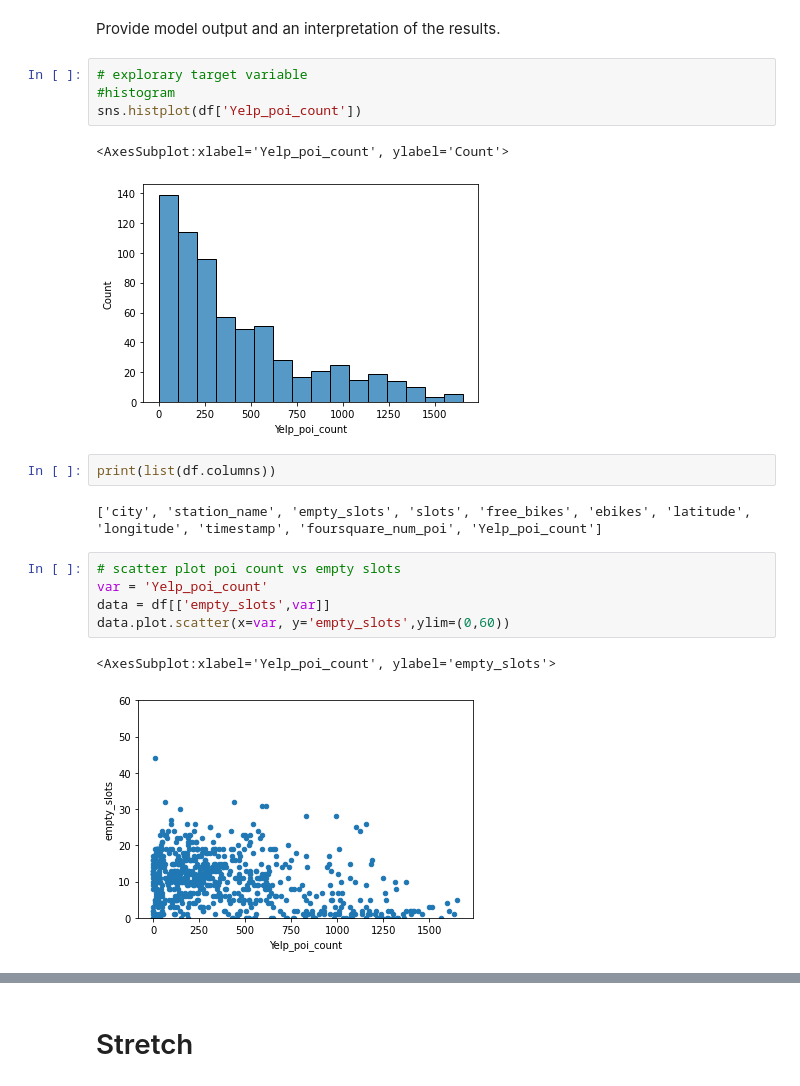
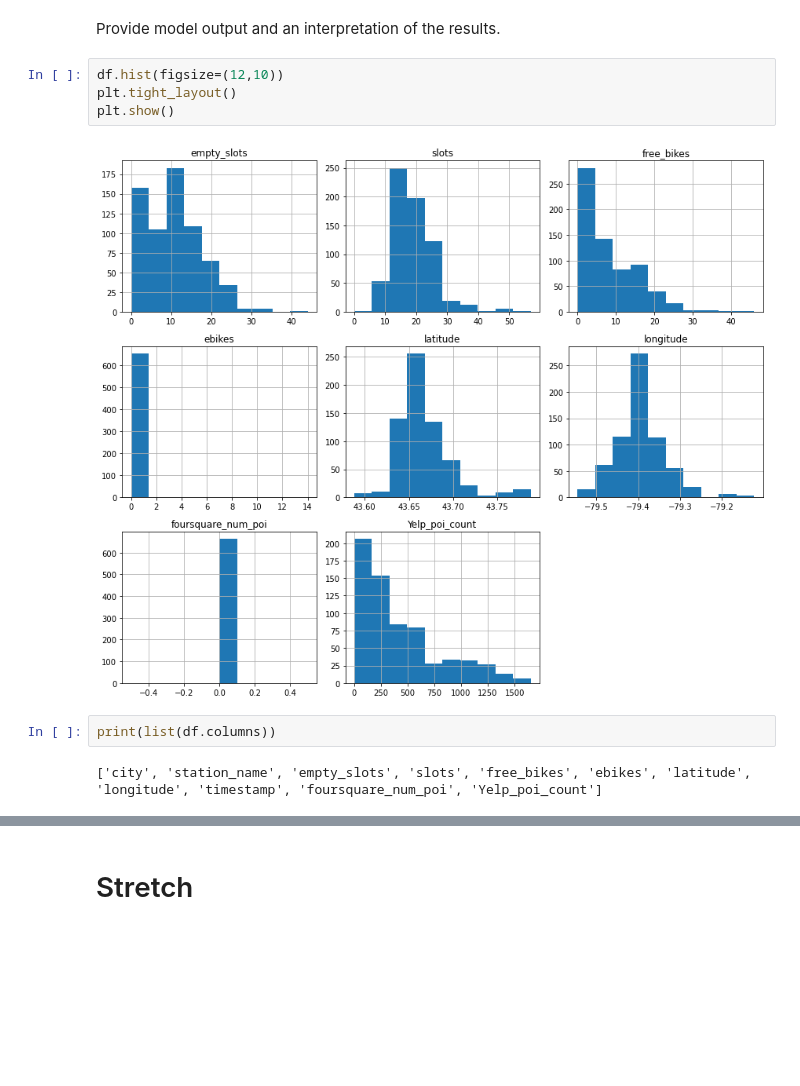
Before and after one commit to maybester/Statistical-Modelling-with-Python, a Jupyter notebook: notebooks/model_building.ipynb, the cells around one changed output, grey strips where cells are left out. Saved outputs shown, nothing was run; the diff lists cells and outputs as text; blank space fills up the shorter version.

```diff
--- a/notebooks/model_building.ipynb
+++ b/notebooks/model_building.ipynb
@@ -94,22 +70,13 @@ print(namedupe)
 0
 # %% [markdown]
 Provide model output and an interpretation of the results.
-# %%
-# explorary target variable
-#histogram
-sns.histplot(df['Yelp_poi_count'])
-# %% [output]
-<AxesSubplot:xlabel='Yelp_poi_count', ylabel='Count'>
-[figure, removed]
+# %%
+df.hist(figsize=(12,10))
+plt.tight_layout()
+plt.show()
+# %% [output]
+[figure, added]
 # %%
 print(list(df.columns))
 # %% [output]
 ['city', 'station_name', 'empty_slots', 'slots', 'free_bikes', 'ebikes', 'latitude', 'longitude', 'timestamp', 'foursquare_num_poi', 'Yelp_poi_count']
-# %%
-# scatter plot poi count vs empty slots
-var = 'Yelp_poi_count'
-data = df[['empty_slots',var]]
-data.plot.scatter(x=var, y='empty_slots',ylim=(0,60))
-# %% [output]
-<AxesSubplot:xlabel='Yelp_poi_count', ylabel='empty_slots'>
-[figure, removed]
```
Also changed, not shown: parts of 22 cells of this notebook.
